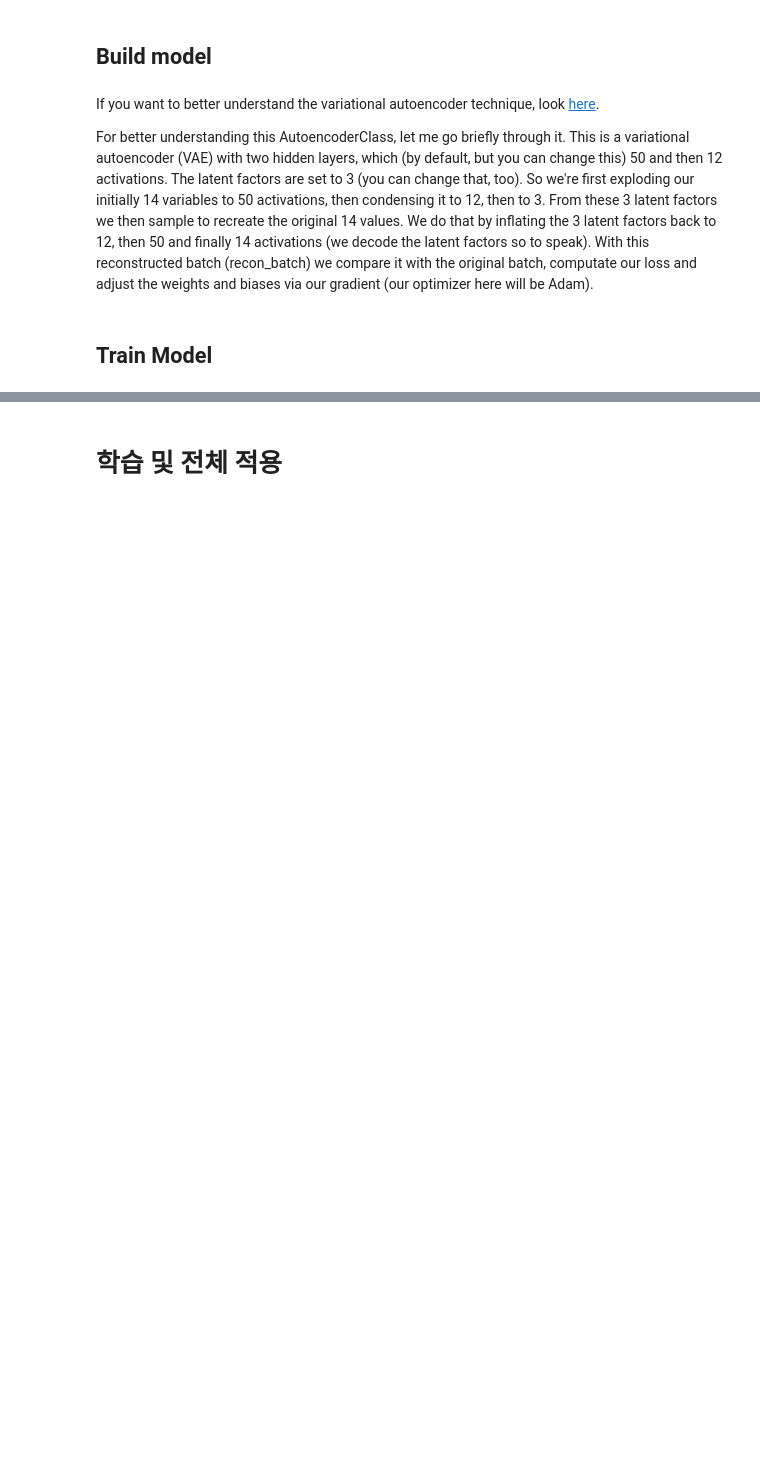
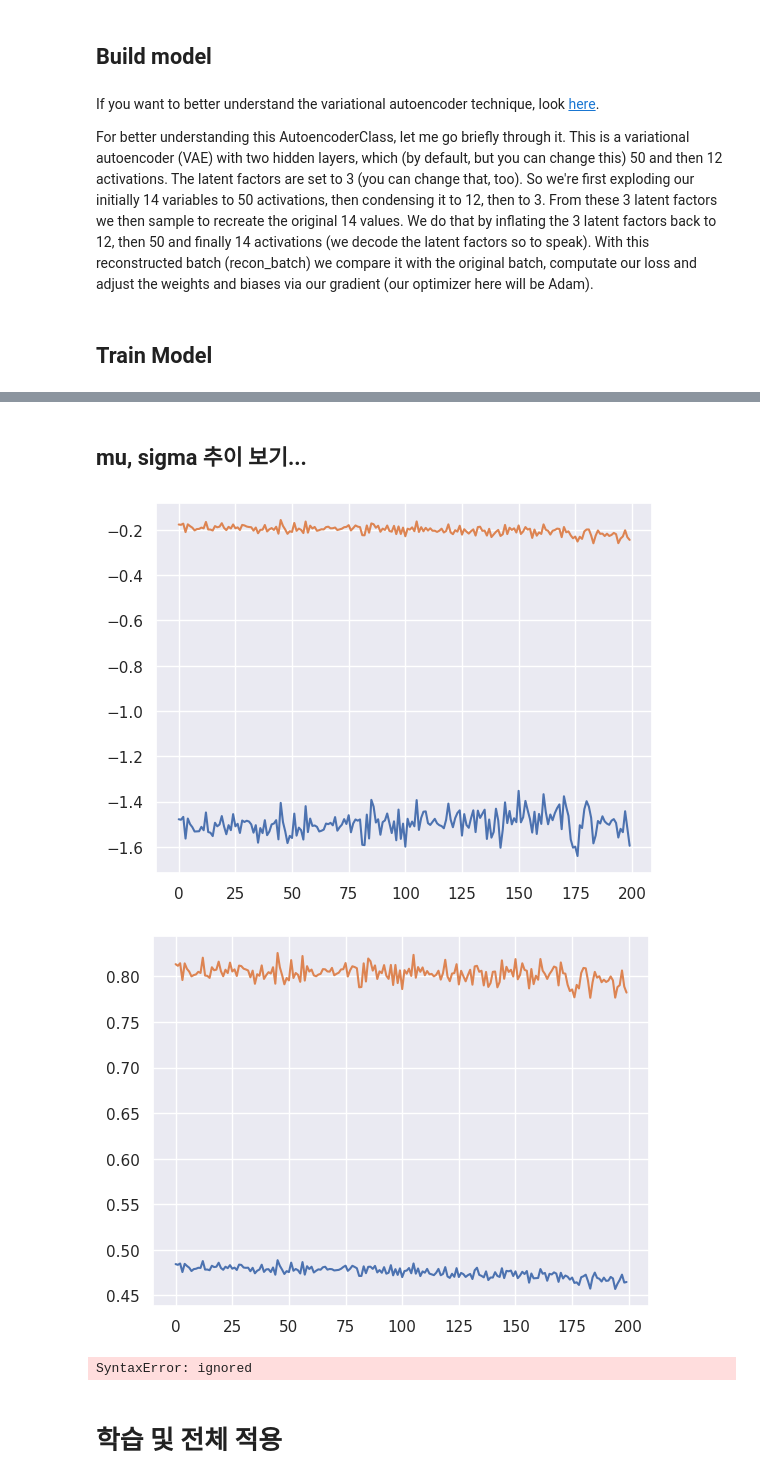
Before and after one commit to dolmani38/concept_drift, a Jupyter notebook: 2021-03-14-tabular-data-variational-autoencoder.ipynb, the cells around one changed output, grey strips where cells are left out. Drawn from its saved outputs; the diff is of its cells as text; code cells hidden in the pictures; blank space fills up the shorter version.

```diff
--- a/2021-03-14-tabular-data-variational-autoencoder.ipynb
+++ b/2021-03-14-tabular-data-variational-autoencoder.ipynb
@@ -367,3 +380,35 @@ df_fake
+# %% [markdown]
+## mu, sigma 추이 보기...
+# %%
+import matplotlib.pyplot as plt
+
+mus = []
+sigs = []
+X_train = torch.tensor(df_base[0:20000][['x0','x1','x2','x3','z0','y']].values, dtype=torch.float32).to(device)
+
+gen_model.eval()
+for batch_idx in range(200):
+    data = X_train[batch_idx*100:batch_idx*100+100]
+    data = data.to(device)
+    optimizer.zero_grad()
+    recon_batch, mu, logvar = gen_model(data)
+    sigma = torch.exp(logvar/2)
+    mus.append(mu.mean(axis=0).cpu().data.numpy())
+    sigs.append(sigma.mean(axis=0).cpu().data.numpy())
+    #print(batch_idx,mus[-1])
+mus = np.asarray(mus)
+plt.plot(mus)
+plt.show()
+sigs = np.asarray(sigs)
+plt.plot(sigs)
+plt.show()
+# %% [output]
+[figure, added]
+[figure, added]
+# %%
+a-
+# %% [output]
+SyntaxError: ignored
 # %% [markdown]
 # 학습 및 전체 적용
 # %%
```
Also changed, not shown: parts of 26 cells of this notebook.
